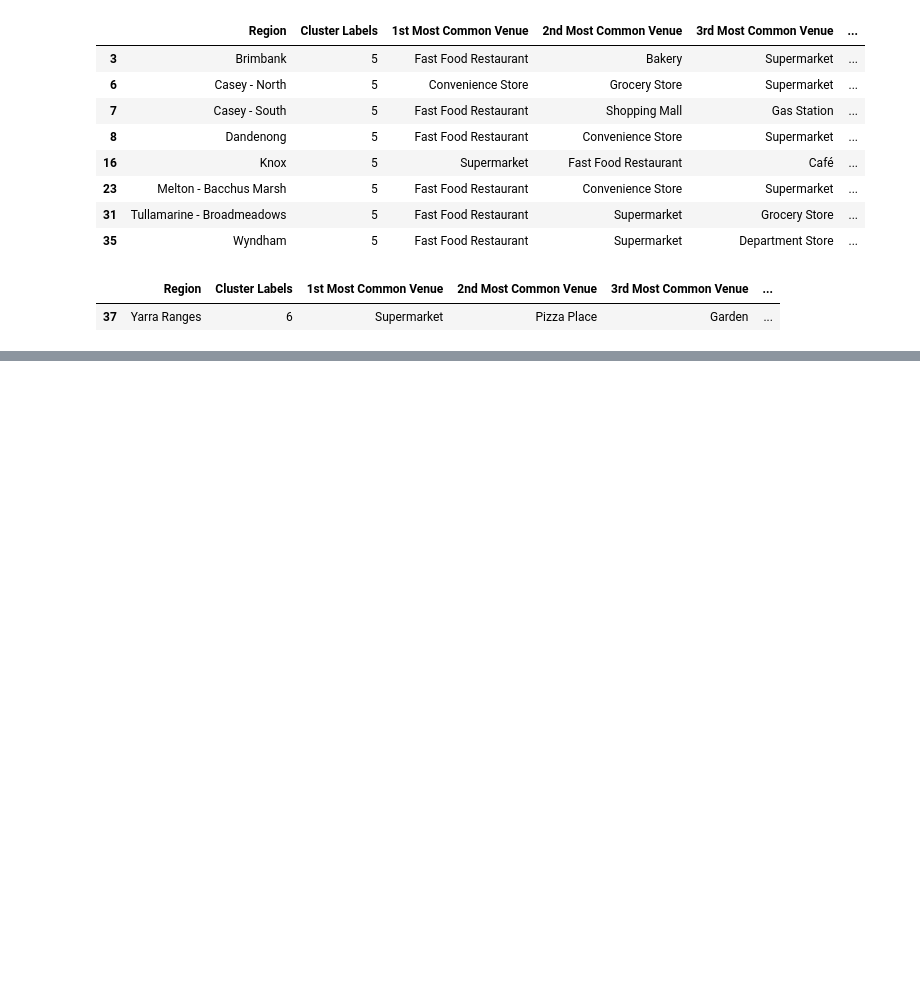
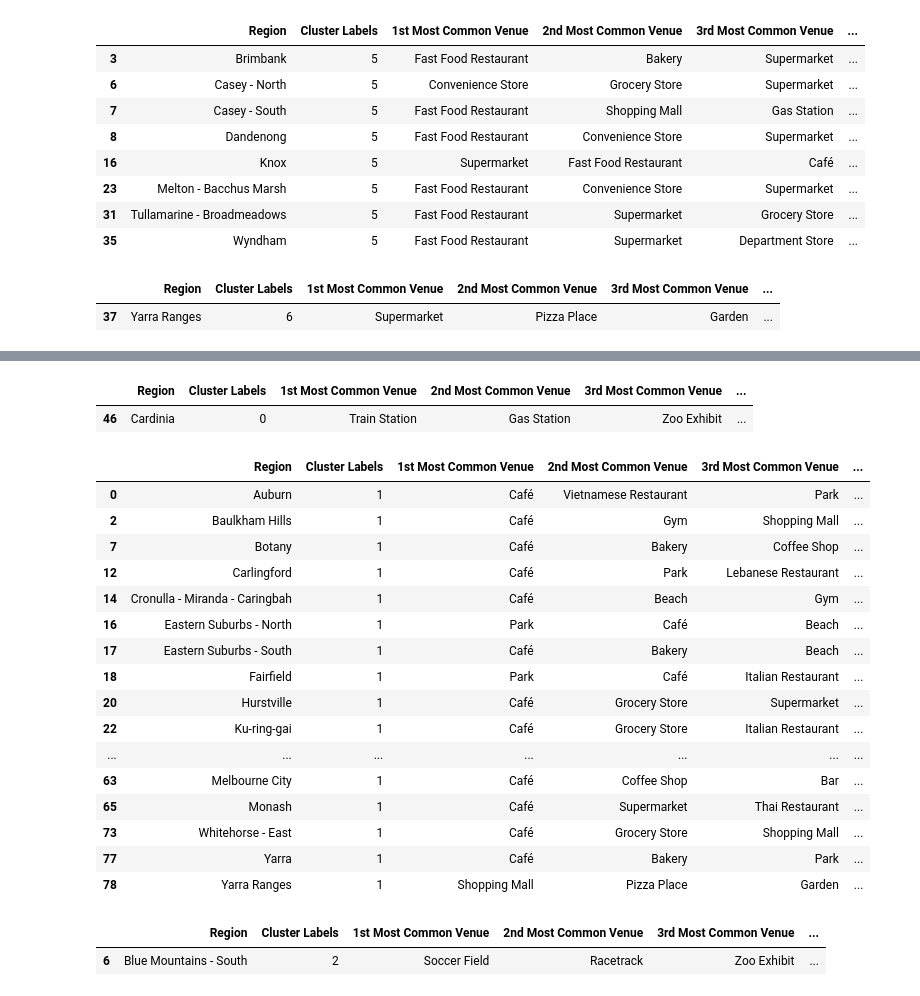
Before and after one commit to janelleamet/Coursera_Capstone, a Jupyter notebook: Applied Data Science Capstone.ipynb, the cells around one changed output, grey strips where cells are left out. Saved outputs shown, nothing was run; the diff lists cells and outputs as text; code cells hidden in the pictures; blank space fills up the shorter version.

```diff
--- a/Applied Data Science Capstone.ipynb
+++ b/Applied Data Science Capstone.ipynb
@@ -953,0 +1119,14 @@ melbourne_merged.loc[melbourne_merged['Cluster Labels'] == 6, melbourne_merged.c
+# %%
+# Analyse Each Region
+# one hot encoding
+sydmelb_onehot = pd.get_dummies(sydmelb_venues[['Venue Category']], prefix="", prefix_sep="")
+
+# add region column back to dataframe
+sydmelb_onehot['Region'] = sydmelb_venues['Region']
+
+# move region column to the first column
+fixed_columns = [sydmelb_onehot.columns[-1]] + list(sydmelb_onehot.columns[:-1])
+sydmelb_onehot = sydmelb_onehot[fixed_columns]
+
+print(sydmelb_onehot.shape)
+sydmelb_onehot.head()
@@ -953,0 +1141,5 @@ melbourne_merged.loc[melbourne_merged['Cluster Labels'] == 6, melbourne_merged.c
+# %%
+# Group rows by Region and by taking the mean of the frequency of occurrence of each category
+sydmelb_grouped = sydmelb_onehot.groupby('Region').mean().reset_index()
+print(sydmelb_grouped.shape)
+sydmelb_grouped.head()
@@ -953,0 +1183,12 @@ melbourne_merged.loc[melbourne_merged['Cluster Labels'] == 6, melbourne_merged.c
+# %%
+# Run k-means to cluster the regions into clusters.
+# set number of clusters
+kclusters = 7
+
+sydmelb_grouped_clustering = sydmelb_grouped.drop('Region', 1)
+
+# run k-means clustering
+kmeans = KMeans(n_clusters=kclusters, random_state=0).fit(sydmelb_grouped_clustering)
+
+# check cluster labels generated for each row in the dataframe
+kmeans.labels_[0:10]
@@ -953,0 +1197,11 @@ melbourne_merged.loc[melbourne_merged['Cluster Labels'] == 6, melbourne_merged.c
+# %%
+# Create a new dataframe that includes the cluster as well as the top 10 venues for each region.
+# add clustering labels
+regions_venues_sorted.insert(0, 'Cluster Labels', kmeans.labels_)
+
+sydmelb_merged = df_sydmelb
+
+# merge sydney_grouped with df_syd_ll to add latitude/longitude for each region
+sydmelb_merged = sydmelb_merged.join(regions_venues_sorted.set_index('Region'), on='Region')
+
+sydmelb_merged.head() # check the dataframe
@@ -953,0 +1242,34 @@ melbourne_merged.loc[melbourne_merged['Cluster Labels'] == 6, melbourne_merged.c
+# %%
+# Examine each cluster and determine the discriminating venue categories that distinguish each cluster.
+# Cluster 1
+sydmelb_merged.loc[sydmelb_merged['Cluster Labels'] == 0, sydmelb_merged.columns[[0] + list(range(3, sydmelb_merged.shape[1]))]]
+# %% [output]
+|  | Region | Cluster Labels | 1st Most Common Venue | 2nd Most Common Venue | 3rd Most Common Venue | ... |
+| 46 | Cardinia | 0 | Train Station | Gas Station | Zoo Exhibit | ... |
+# %%
+# Cluster 2
+sydmelb_merged.loc[sydmelb_merged['Cluster Labels'] == 1, sydmelb_merged.columns[[0] + list(range(3, sydmelb_merged.shape[1]))]]
+# %% [output]
+|  | Region | Cluster Labels | 1st Most Common Venue | 2nd Most Common Venue | 3rd Most Common Venue | ... |
+| 0 | Auburn | 1 | Café | Vietnamese Restaurant | Park | ... |
+| 2 | Baulkham Hills | 1 | Café | Gym | Shopping Mall | ... |
+| 7 | Botany | 1 | Café | Bakery | Coffee Shop | ... |
+| 12 | Carlingford | 1 | Café | Park | Lebanese Restaurant | ... |
+| 14 | Cronulla - Miranda - Caringbah | 1 | Café | Beach | Gym | ... |
+| 16 | Eastern Suburbs - North | 1 | Park | Café | Beach | ... |
+| 17 | Eastern Suburbs - South | 1 | Café | Bakery | Beach | ... |
+| 18 | Fairfield | 1 | Park | Café | Italian Restaurant | ... |
+| 20 | Hurstville | 1 | Café | Grocery Store | Supermarket | ... |
+| 22 | Ku-ring-gai | 1 | Café | Grocery Store | Italian Restaurant | ... |
+| ... | ... | ... | ... | ... | ... | ... |
+| 63 | Melbourne City | 1 | Café | Coffee Shop | Bar | ... |
+| 65 | Monash | 1 | Café | Supermarket | Thai Restaurant | ... |
+| 73 | Whitehorse - East | 1 | Café | Grocery Store | Shopping Mall | ... |
+| 77 | Yarra | 1 | Café | Bakery | Park | ... |
+| 78 | Yarra Ranges | 1 | Shopping Mall | Pizza Place | Garden | ... |
+# %%
+# Cluster 3
+sydmelb_merged.loc[sydmelb_merged['Cluster Labels'] == 2, sydmelb_merged.columns[[0] + list(range(3, sydmelb_merged.shape[1]))]]
+# %% [output]
+|  | Region | Cluster Labels | 1st Most Common Venue | 2nd Most Common Venue | 3rd Most Common Venue | ... |
+| 6 | Blue Mountains - South | 2 | Soccer Field | Racetrack | Zoo Exhibit | ... |
```
Also changed, not shown: parts of 47 cells of this notebook.
